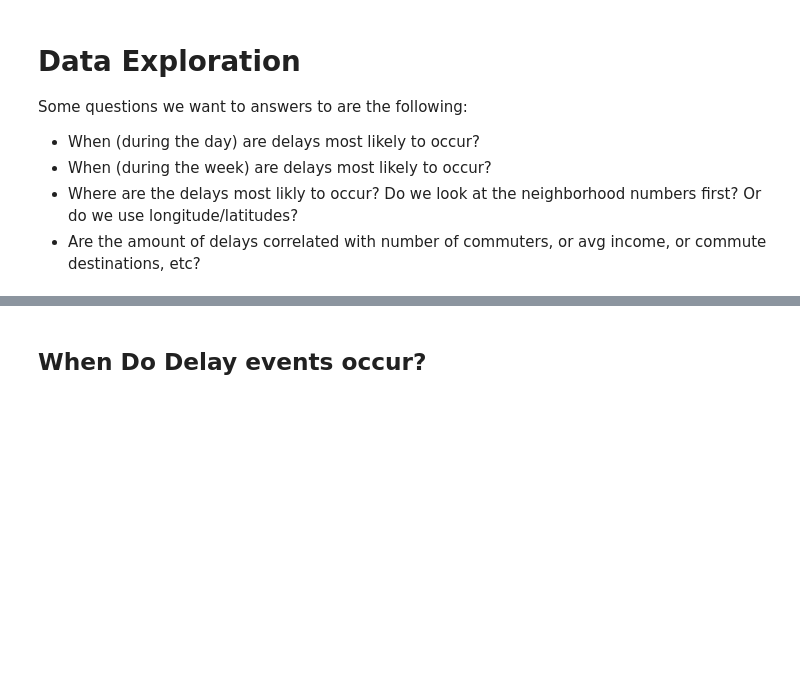
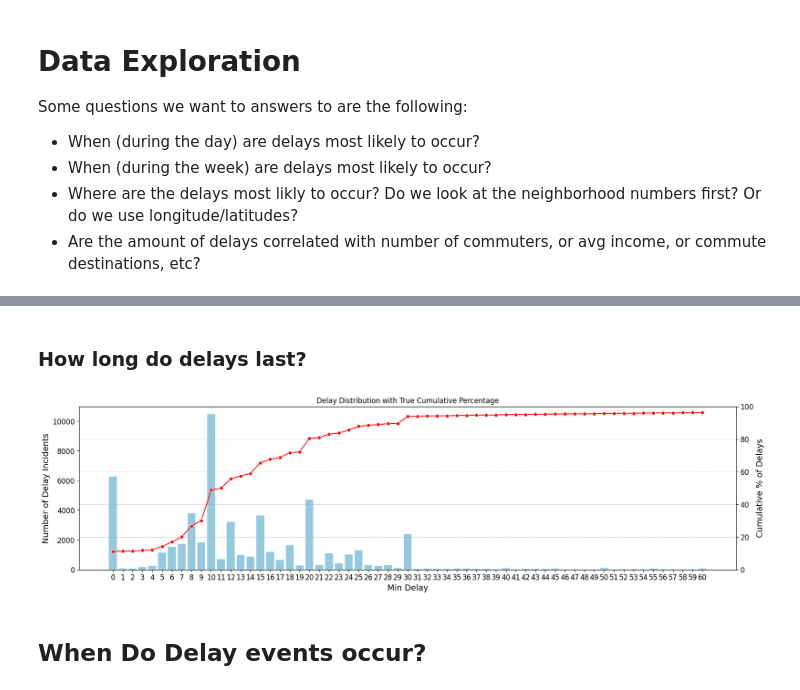
Before and after one commit to dchen-cmyk/uw-ml-course-project, a Jupyter notebook: predict_fewer_features_with_weather.ipynb, the cells around one changed output, grey strips where cells are left out. Cells and saved outputs as stored; diff of their text form; code cells hidden in the pictures; blank space fills up the shorter version.

```diff
--- a/predict_fewer_features_with_weather.ipynb
+++ b/predict_fewer_features_with_weather.ipynb
@@ -147,3 +130,50 @@ dataset_sm = dataset_sm[dataset_sm['Date'].dt.year == 2025]
+# %% [markdown]
+### How long do delays last?
+# %%
+full_stats = dataset.groupby('Min Delay').size().reset_index(name='Incident Count')
+full_stats = full_stats.sort_values('Min Delay')
+
+# get the cumulative %
+full_stats['Cumulative Count'] = full_stats['Incident Count'].cumsum()
+full_stats['Cumulative %'] = 100 * full_stats['Cumulative Count'] / full_stats['Incident Count'].sum()
+
+# limit plot to 1 hour
+stats_by_delay = full_stats[full_stats['Min Delay'] <= 60]
+
+fig, ax1 = plt.subplots(figsize=(20, 5))
+
+# Bar plot (counts)
+sns.barplot(
+    x='Min Delay',
+    y='Incident Count',
+    data=stats_by_delay,
+    ax=ax1,
+    color='skyblue'
+)
+
+ax1.set_xlabel('Min Delay')
+ax1.set_ylabel('Number of Delay Incidents')
+
+ax2 = ax1.twinx()
+
+sns.lineplot(
+    x='Min Delay',
+    y='Cumulative %',
+    data=stats_by_delay,
+    ax=ax2,
+    marker='o',
+    color='red'
+)
+
+ax2.set_ylabel('Cumulative % of Delays')
+ax2.set_ylim(0, 100)
+
+plt.title('Delay Distribution with True Cumulative Percentage')
+plt.grid(axis='y', linestyle='--', alpha=0.7)
+
+plt.show()
+# %% [output]
+[figure, added]
 # %% [markdown]
 ## When Do Delay events occur?
 # %%
```
Also changed, not shown: parts of 13 cells of this notebook.
